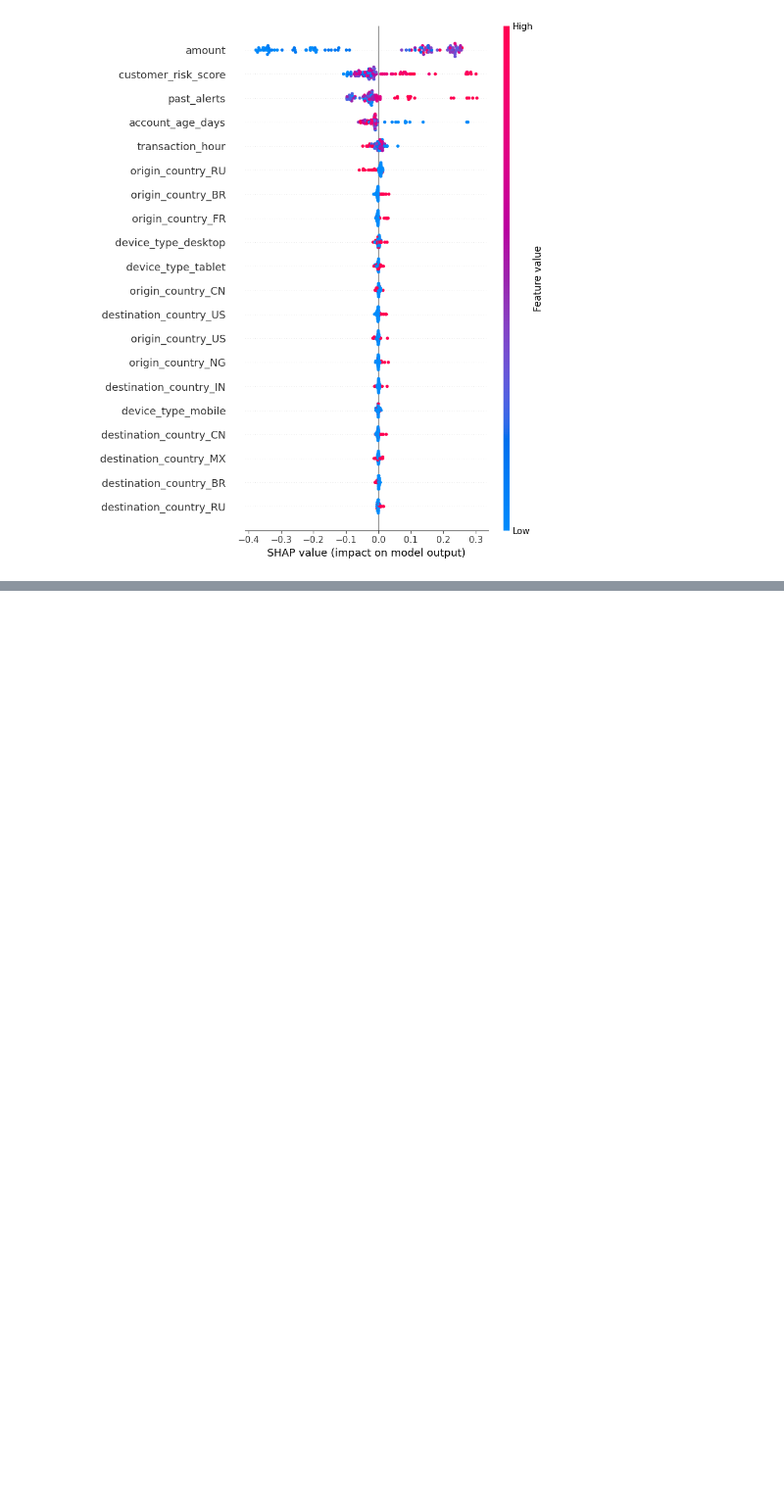
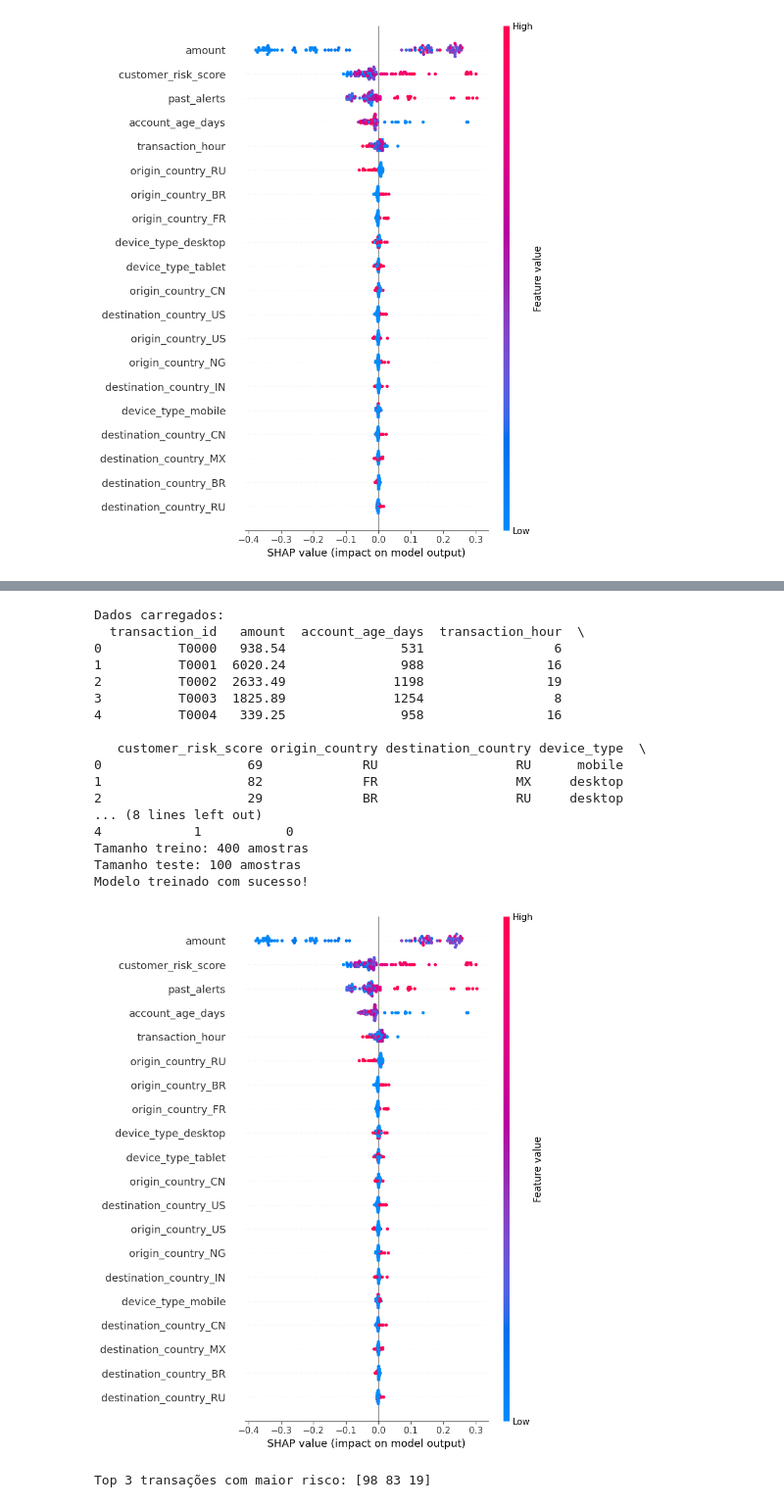
Before and after one commit to a-bucci/AML---Fraud---AI---Portfolio, a Jupyter notebook: exploration_amanda.ipynb, the cells around one changed output, grey strips where cells are left out. Shown at 98% size. Saved outputs shown, nothing was run; the diff lists cells and outputs as text; code cells hidden in the pictures; blank space fills up the shorter version.

```diff
--- a/exploration_amanda.ipynb
+++ b/exploration_amanda.ipynb
@@ -771,0 +815,80 @@ shap.summary_plot(shap_values_pos, X_test)
+# %%
+# 1. Importar bibliotecas
+import pandas as pd
+from sklearn.model_selection import train_test_split
+from sklearn.ensemble import RandomForestClassifier
+import shap
+
+# 2. Carregar dataset corrigido do seu GitHub
+url = 'https://raw.githubusercontent.com/a-bucci/AML---Fraud---AI---Portfolio/main/1_fiat_analysis/aml_fraud_risk_simulated_v2.csv'
+df = pd.read_csv(url)
+
+print("Dados carregados:")
+print(df.head())
+
+# 3. Separar features e target
+X = df.drop(columns=['transaction_id', 'is_flagged'])
+y = df['is_flagged']
+
+# 4. One-hot encoding para variáveis categóricas
+X = pd.get_dummies(X)
+
+# 5. Dividir em treino e teste
+X_train, X_test, y_train, y_test = train_test_split(X, y, test_size=0.2, random_state=42)
+
+print(f"Tamanho treino: {X_train.shape[0]} amostras")
+print(f"Tamanho teste: {X_test.shape[0]} amostras")
+
+# 6. Treinar modelo Random Forest
+model = RandomForestClassifier(random_state=42)
+model.fit(X_train, y_train)
+
+print("Modelo treinado com sucesso!")
+
+# 7. Explicabilidade com SHAP — gráfico resumo global
+explainer = shap.TreeExplainer(model)
+shap_values = explainer.shap_values(X_test)
+
+# shap_values tem forma (n_amostras, n_features, n_classes)
+# Para a classe positiva (índice 1), pegamos:
+shap.summary_plot(shap_values[:, :, 1], X_test)
+
+
+# 8. Identificar top 3 amostras com maior risco para gráficos individuais
+import numpy as np
+
+probs = model.predict_proba(X_test)[:, 1]
+top3_indices = np.argsort(probs)[-3:][::-1]
+print("Top 3 transações com maior risco:", top3_indices)
+
+# 9. Gráficos SHAP individuais para as top 3 transações
+shap.initjs()
+for i in top3_indices:
+    print(f"Explicação para transação índice {i} com risco {probs[i]:.4f}")
+    display(shap.force_plot(
+    explainer.expected_value[1],
+    shap_values[i, :, 1],
+    X_test.iloc[i, :],
+    matplotlib=False
+)
+    )
+# %% [output]
+Dados carregados:
+  transaction_id   amount  account_age_days  transaction_hour  \
+0          T0000   938.54               531                 6
+1          T0001  6020.24               988                16
+2          T0002  2633.49              1198                19
+3          T0003  1825.89              1254                 8
+4          T0004   339.25               958                16
+
+   customer_risk_score origin_country destination_country device_type  \
+0                   69             RU                  RU      mobile
+1                   82             FR                  MX     desktop
+2                   29             BR                  RU     desktop
+... (8 lines left out)
+4            1           0
+Tamanho treino: 400 amostras
+Tamanho teste: 100 amostras
+Modelo treinado com sucesso!
+[figure, added]
+Top 3 transações com maior risco: [98 83 19]
```
Also changed, not shown: parts of 13 cells of this notebook.
